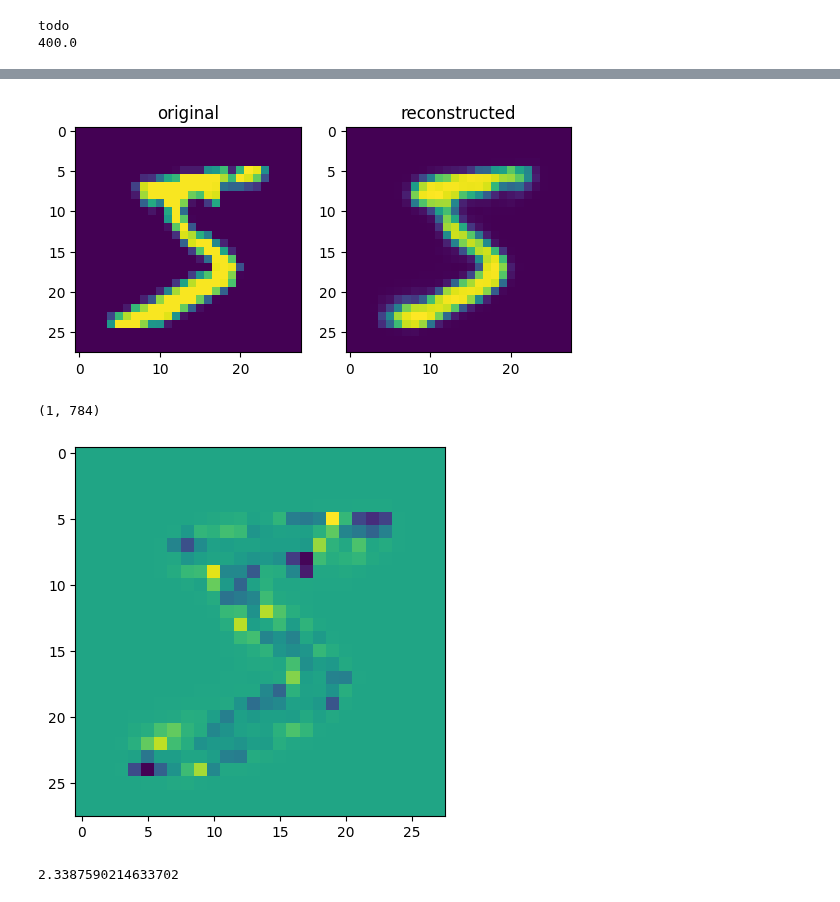
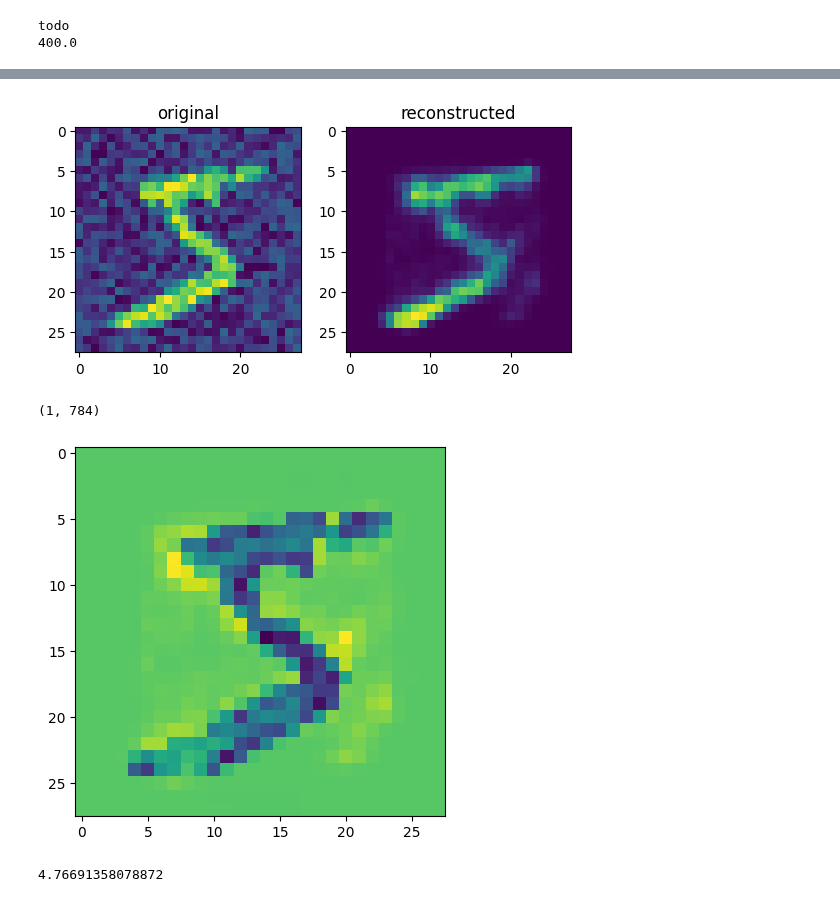
Before and after one commit to lavo2/ISPR-Midterms, a Jupyter notebook: 2/midterm2.ipynb, the cells around one changed output, grey strips where cells are left out. Drawn from its saved outputs; the diff is of its cells as text; code cells hidden in the pictures.

```diff
--- a/2/midterm2.ipynb
+++ b/2/midterm2.ipynb
@@ -172,7 +190,7 @@ net.fit(x_train_flattened[:1000], epochs=30, lr=0.01, batch_size=500)
 todo
 # %%
 recon = net.reconstruct(x_train_flattened[4])
-img = 0
+img = 2500
 
 recon = net.reconstruct(x_train_flattened[img])
 #plot the original by the side
@@ -195,7 +213,7 @@ h = 512
 x_train_b.shape
 x_train_flattened_batch = x_train_b.reshape(x_train_b.shape[0], -1)
 # %%
-net.fit_batch(x_train_flattened_batch[:4000], epochs=100, lr=0.01, batch_size=10)
+losses = net.fit_batch(x_train_flattened_batch[:4000], epochs=100, lr=0.01, batch_size=10)
 # %% [output]
 todo
 400.0
@@ -201,0 +226,18 @@ todo
+# %%
+
+#img = 16999
+
+original = x_train_flattened[img]
+plt.subplot(1, 2, 1)
+plt.imshow(original.reshape(28, 28))
+
+# apply random noise to the image
+noise = np.random.rand(784)/2
+print(noise.shape)
+print(np.max(noise))
+noisy = original.T + noise
+
+plt.subplot(1, 2, 1)
+plt.imshow(noisy.reshape(28, 28))
+
+noisy.shape
@@ -202,11 +249,11 @@ todo
 # %%
-recon = net.reconstruct(x_train_flattened[4])
-img = 0
+
+#img = 16999
 original = x_train_flattened[img]
-recon = net.reconstruct(original).T
+recon = net.reconstruct(noisy.T)
 #plot the original by the side
 plt.subplot(1, 2, 1)
-plt.imshow(original.reshape(28, 28))
+plt.imshow(noisy.reshape(28, 28))
 plt.title('original')
 plt.subplot(1, 2, 2)
 plt.imshow(recon.reshape(28, 28))
@@ -214,21 +261,21 @@ plt.title('reconstructed')
 
 plt.show()
 # %% [output]
-[figure, old version]
+[figure, new version]
 # %%
 (recon - original.T).shape
 # %% [output]
 (1, 784)
 # %%
-test = (recon - original).reshape(28, 28)
+test = (recon - original.T).reshape(28, 28)
 # print the image with matplotlib
 plt.imshow(test)
 plt.show()
 # calculate the norm of test
 np.linalg.norm(test)
 # %% [output]
-[figure, old version]
+[figure, new version]
-2.3387590214633702
+4.76691358078872
 # %%
 # threshold the image, 0 if equals to 0 1 otherwhise
 original_t = np.where(original > 0.09, 1, 0)
```
Also changed, not shown: parts of 13 cells of this notebook.
